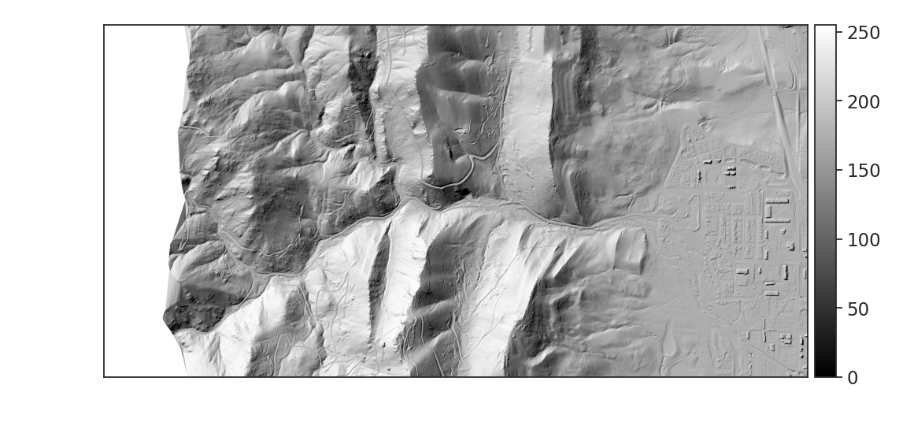
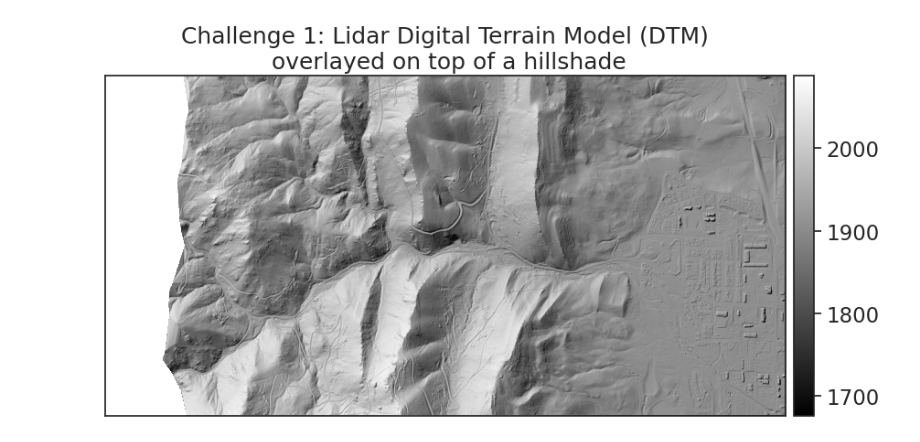
Before and after one commit to mdch2356/gisc606-lab3, a Jupyter notebook: notebooks/test_skills.ipynb, the cells around one changed output. Cells and saved outputs as stored; diff of their text form; code cells hidden in the pictures.

```diff
--- a/notebooks/test_skills.ipynb
+++ b/notebooks/test_skills.ipynb
@@ -14,19 +14,40 @@ sns.set(font_scale=1.5, style="white")
 # %%
 et.data.get_data("colorado-flood")
 os.chdir(os.path.join(et.io.HOME, 'earth-analytics', 'data'))
-# %%
-# Challenge 1: Open And Plot Hillshade
-
-import matplotlib.pyplot as plt
-import rioxarray
-import earthpy.plot as ep
-
-file_path = "colorado-flood/spatial/boulder-leehill-rd/pre-flood/lidar/pre_DTM_hill.tif"
-
-raster = rioxarray.open_rasterio(file_path)
-
-ep.plot_bands(raster, cmap="gray")
-
-plt.show()
-# %% [output]
-[figure, removed]
+# %%
+lidar_dem_path = os.path.join("colorado-flood",
+                              "spatial",
+                              "boulder-leehill-rd",
+                              "pre-flood",
+                              "lidar",
+                              "pre_DTM.tif")
+
+lidar_dem_im = rxr.open_rasterio(lidar_dem_path, masked=True)
+
+lidar_hs_path = os.path.join("colorado-flood",
+                             "spatial",
+                              "boulder-leehill-rd",
+                             "pre-flood",
+                              "lidar",
+                             "pre_DTM_hill.tif")
+
+lidar_dem_hill = rxr.open_rasterio(lidar_hs_path, masked=True)
+# %%
+# Challenge 1: Open And Plot Hillshade
+
+fig, ax = plt.subplots(figsize=(10, 6))
+
+ep.plot_bands(lidar_dem_im,
+              ax=ax,
+              cmap='gray',
+              title="Challenge 1: Lidar Digital Terrain Model (DTM)\n overlayed on top of a hillshade")
+
+ep.plot_bands(lidar_dem_hill,
+              cmap='gray',
+              alpha=0.8,
+              ax=ax,
+              cbar=False)
+
+plt.show()
+# %% [output]
+[figure, added]
```
Also changed, not shown: parts of 1 cell of this notebook.
